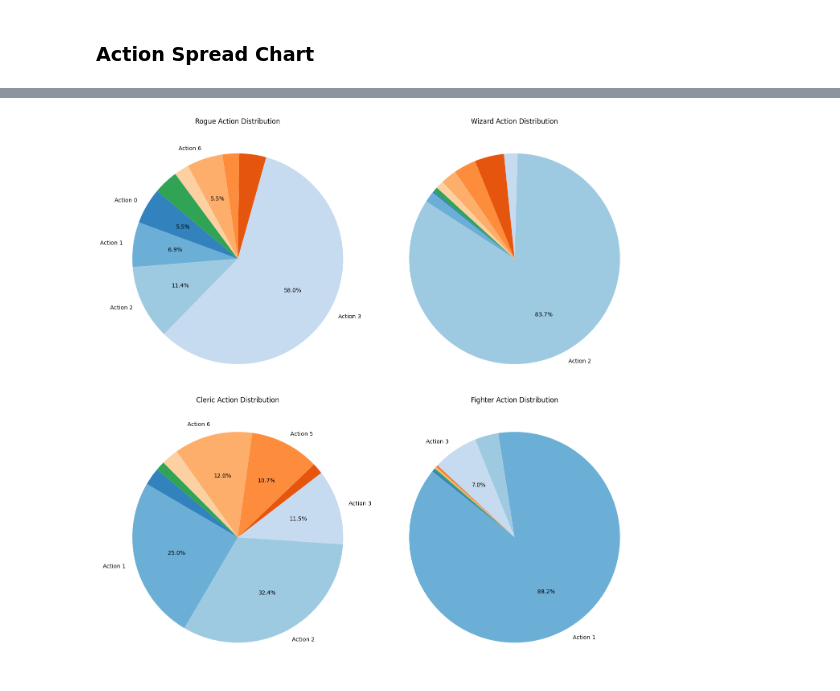
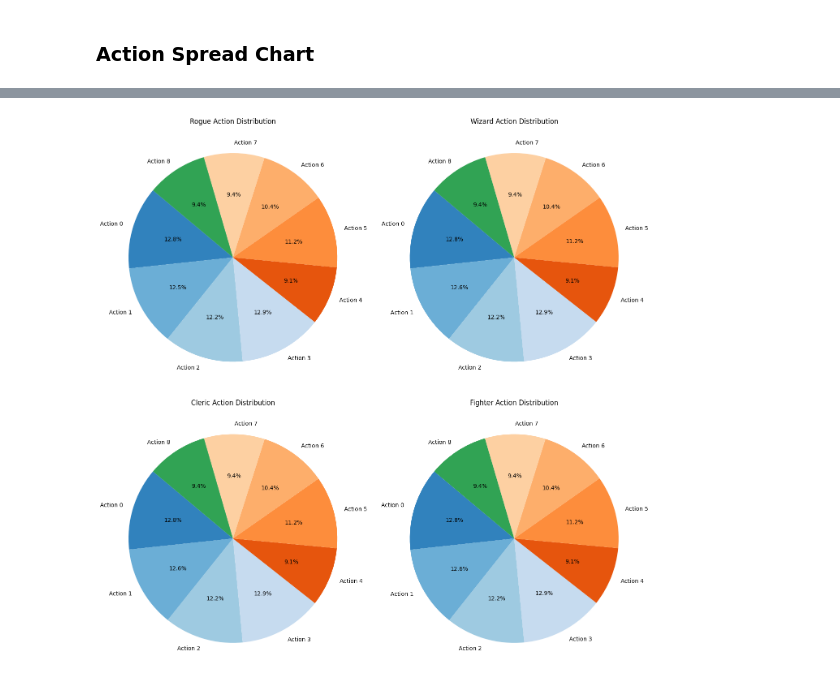
Before and after one commit to W0M34T/master_project, a Jupyter notebook: ma.ipynb, the cells around one changed output, grey strips where cells are left out. Drawn from its saved outputs; the diff is of its cells as text; code cells hidden in the pictures.

```diff
--- a/ma.ipynb
+++ b/ma.ipynb
@@ -420,7 +424,7 @@ from matplotlib import pyplot as plt
 import numpy as np
 
 # Load the data
-data = pd.read_csv('data/sarl_100_000_actions.csv')
+data = pd.read_csv('data/marl_100_actions.csv')
 
 # Function to calculate counts
 def calculate_counts(column):
@@ -449,31 +453,31 @@ def filter_labels_and_percentages(counts, threshold=0.05):
         else:
             labels.append('')  # Empty label for small slices
             pct_labels.append('')  # Empty percentage for small slices
     return labels, pct_labels
 
 # Custom autopct function
 def make_autopct(pct_labels):
     def autopct(pct):
         return pct_labels.pop(0)
     return autopct
 
 # Creating the figure and axes for a 2x2 grid of plots
 fig, axs = plt.subplots(2, 2, figsize=(14, 14))
 
 # Plot pie charts for each class
 for ax, class_name in zip(axs.flatten(), class_names):
     counts = class_counts[class_name]
     norm = normalized_counts[class_name]
     labels, pct_labels = filter_labels_and_percentages(counts)
 
     ax.pie(norm, labels=labels, colors=colors,
            autopct=make_autopct(pct_labels), startangle=140)
     ax.set_title(f"{class_name.capitalize()} Action Distribution")
 
 # Adjust layout for better spacing
 plt.tight_layout()
 
 # Show plot
 plt.show()
 # %% [output]
-[figure, old version]
+[figure, new version]
```
Also changed, not shown: parts of 8 cells of this notebook, 11 other files.
